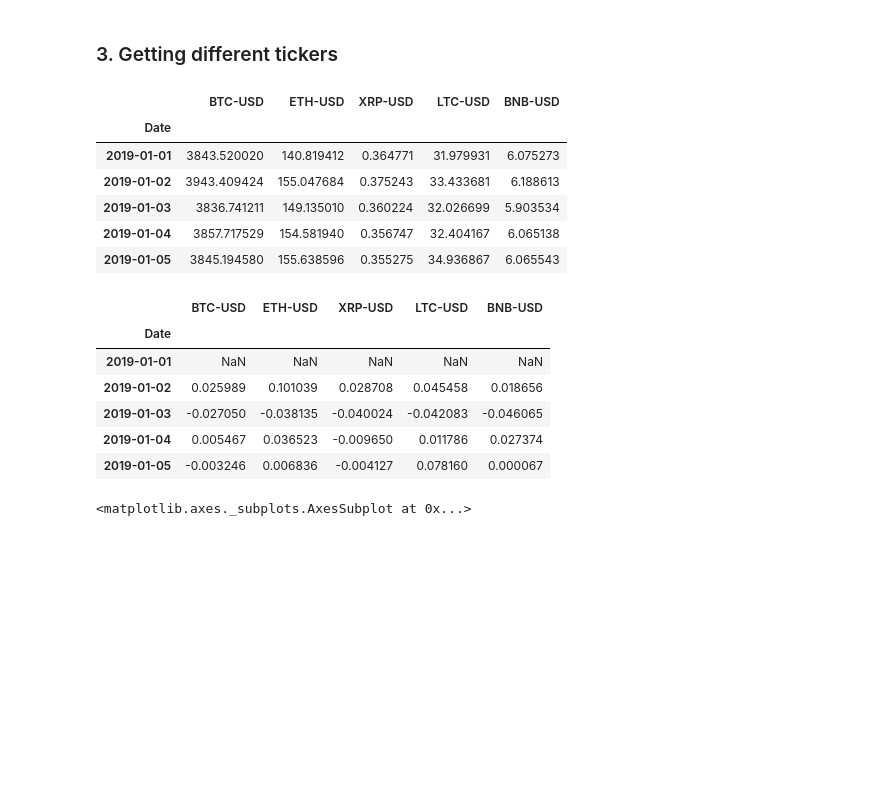
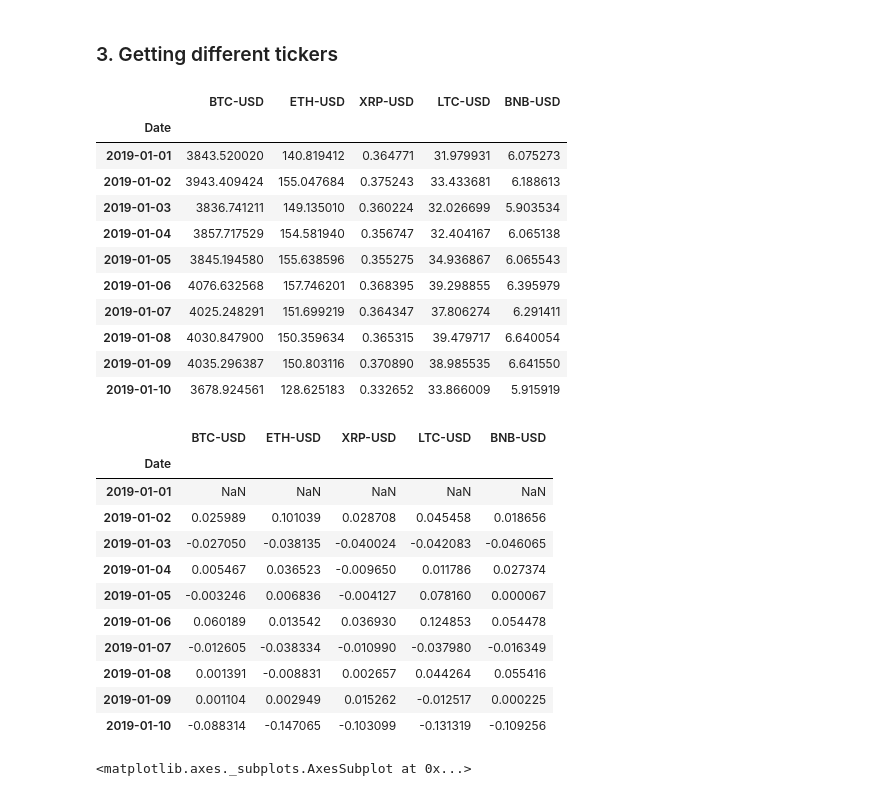
Before and after one commit to minoruronny79/Stocks_Dec20, a Jupyter notebook: YahooFinance1.ipynb, the cells around one changed output. Saved outputs shown, nothing was run; the diff lists cells and outputs as text; code cells hidden in the pictures; blank space fills up the shorter version.

```diff
--- a/YahooFinance1.ipynb
+++ b/YahooFinance1.ipynb
@@ -67,18 +67,23 @@ for z in ls_symbols:
 # %%
 all_stocks=pd.concat(lista_close, axis=1)
 # %%
-all_stocks.head()
+all_stocks.head(10)
 # %% [output]
 |  | BTC-USD | ETH-USD | XRP-USD | LTC-USD | BNB-USD |
 | Date |  |  |  |  |  |
 | 2019-01-01 | 3843.520020 | 140.819412 | 0.364771 | 31.979931 | 6.075273 |
 | 2019-01-02 | 3943.409424 | 155.047684 | 0.375243 | 33.433681 | 6.188613 |
 | 2019-01-03 | 3836.741211 | 149.135010 | 0.360224 | 32.026699 | 5.903534 |
 | 2019-01-04 | 3857.717529 | 154.581940 | 0.356747 | 32.404167 | 6.065138 |
 | 2019-01-05 | 3845.194580 | 155.638596 | 0.355275 | 34.936867 | 6.065543 |
+| 2019-01-06 | 4076.632568 | 157.746201 | 0.368395 | 39.298855 | 6.395979 |
+| 2019-01-07 | 4025.248291 | 151.699219 | 0.364347 | 37.806274 | 6.291411 |
+| 2019-01-08 | 4030.847900 | 150.359634 | 0.365315 | 39.479717 | 6.640054 |
+| 2019-01-09 | 4035.296387 | 150.803116 | 0.370890 | 38.985535 | 6.641550 |
+| 2019-01-10 | 3678.924561 | 128.625183 | 0.332652 | 33.866009 | 5.915919 |
 # %%
 all_stocks2=all_stocks.pct_change()
-all_stocks2.head()
+all_stocks2.head(10)
 # %% [output]
 |  | BTC-USD | ETH-USD | XRP-USD | LTC-USD | BNB-USD |
 | Date |  |  |  |  |  |
@@ -87,6 +92,11 @@ all_stocks2.head()
 | 2019-01-03 | -0.027050 | -0.038135 | -0.040024 | -0.042083 | -0.046065 |
 | 2019-01-04 | 0.005467 | 0.036523 | -0.009650 | 0.011786 | 0.027374 |
 | 2019-01-05 | -0.003246 | 0.006836 | -0.004127 | 0.078160 | 0.000067 |
+| 2019-01-06 | 0.060189 | 0.013542 | 0.036930 | 0.124853 | 0.054478 |
+| 2019-01-07 | -0.012605 | -0.038334 | -0.010990 | -0.037980 | -0.016349 |
+| 2019-01-08 | 0.001391 | -0.008831 | 0.002657 | 0.044264 | 0.055416 |
+| 2019-01-09 | 0.001104 | 0.002949 | 0.015262 | -0.012517 | 0.000225 |
+| 2019-01-10 | -0.088314 | -0.147065 | -0.103099 | -0.131319 | -0.109256 |
 # %%
 sns.boxplot(data=all_stocks2)
 # %% [output]
```
Also changed, not shown: parts of 2 cells of this notebook.
